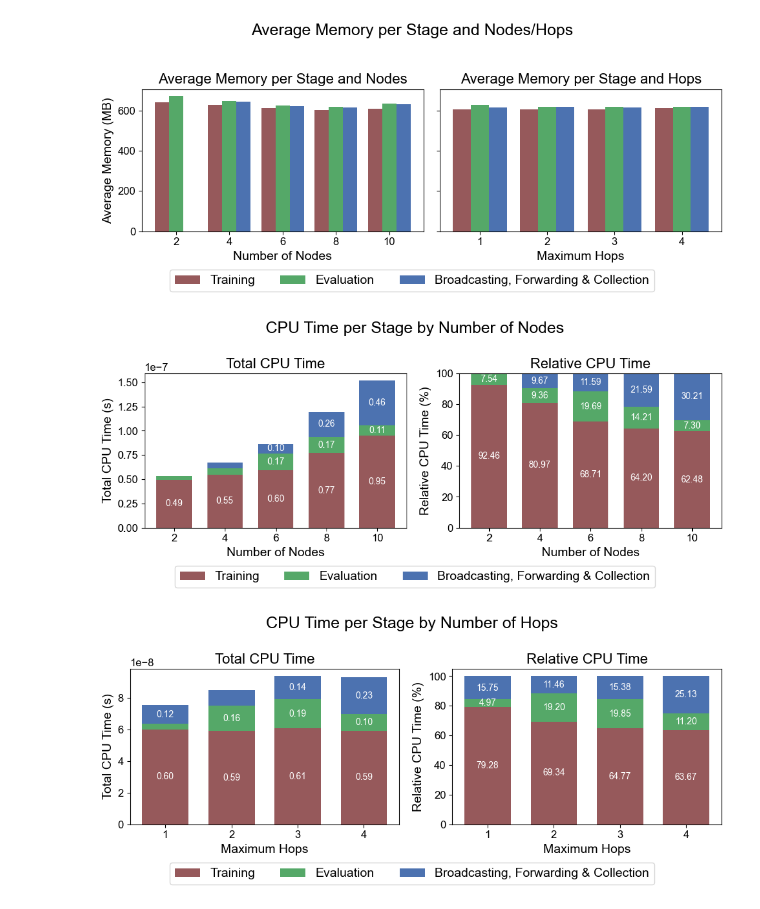
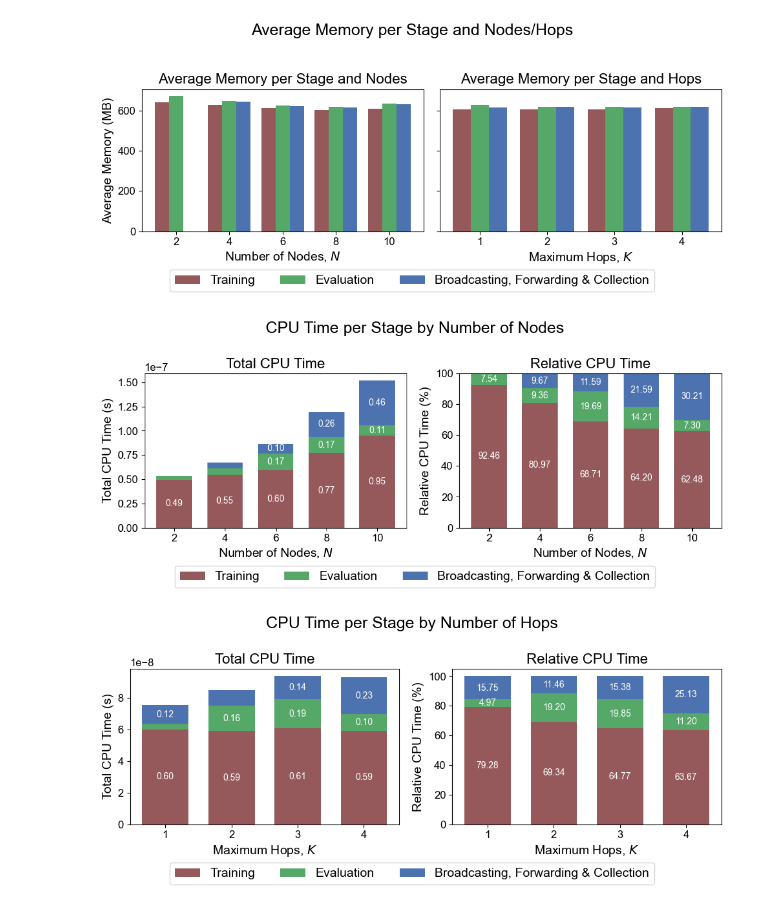
Before and after one commit to Altishofer/DFL_PeerBasedMixing, a Jupyter notebook: experiments/3_computational_resources.ipynb, the cells around one changed output. Saved outputs shown, nothing was run; the diff lists cells and outputs as text; code cells hidden in the pictures.

```diff
--- a/experiments/3_computational_resources.ipynb
+++ b/experiments/3_computational_resources.ipynb
@@ -299,14 +299,14 @@ def plot_side_by_side_grouped(pivot1, pivot2, stage_labels, x_label_name1, x_lab
 # %%
 plot_side_by_side_grouped(
     pivot_nodes_mem, pivot_hops_mem, stages_mem,
-    "Number of Nodes", "Maximum Hops", "Average Memory (MB)",
+    "Number of Nodes, $N$", "Maximum Hops, $K$", "Average Memory (MB)",
     title1="Average Memory per Stage and Nodes",
     title2="Average Memory per Stage and Hops",
     normalize=False,
     overall_title="Average Memory per Stage and Nodes/Hops"
 )
 # %% [output]
-[figure, old version]
+[figure, new version]
 # %%
 def plot_total_and_relative(pivot, stage_labels, x_label_name, factor, overall_title):
     total_pivot = pivot.copy()
@@ -366,19 +366,19 @@ pivot_hops, _ = load_and_aggregate_cpu_per_stage(
 plot_total_and_relative(
     pivot_nodes,
     stages,
-    "Number of Nodes",
+    "Number of Nodes, $N$",
     1e7,
     "CPU Time per Stage by Number of Nodes",
 )
 # %% [output]
-[figure, old version]
+[figure, new version]
 # %%
 plot_total_and_relative(
     pivot_hops,
     stages,
-    "Maximum Hops",
+    "Maximum Hops, $K$",
     1e7,
     "CPU Time per Stage by Number of Hops",
 )
 # %% [output]
-[figure, old version]
+[figure, new version]
```
Also changed, not shown: 2 other files.
